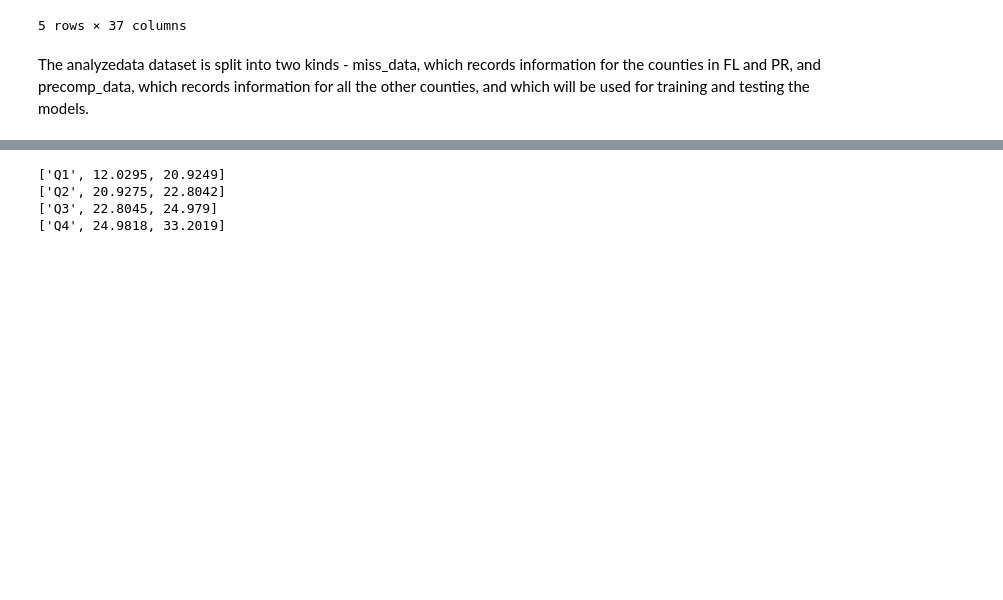
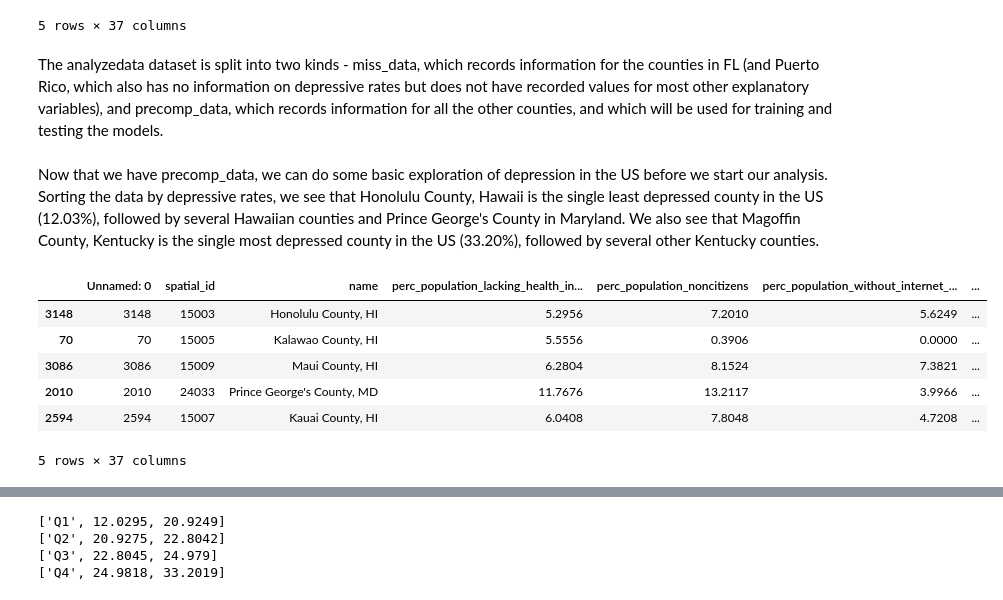
Before and after one commit to willdemelo/Predicting_Depression_in_Florida, a Jupyter notebook: Predicting_FL_Depression.ipynb, the cells around one changed output, grey strips where cells are left out. Cells and saved outputs as stored; diff of their text form; code cells hidden in the pictures; blank space fills up the shorter version.

```diff
--- a/Predicting_Depression_in_Florida_09.24.2024.ipynb
+++ b/Predicting_FL_Depression.ipynb
@@ -63,8 +72,20 @@ analyzedata.head()
 | 4 | 4 | 51580 | Covington city, VA | 8.4537 | 0.0351 | 3.2832 | ... |
 5 rows × 37 columns
 # %% [markdown]
-The analyzedata dataset is split into two kinds - miss_data, which records information for the counties in FL and PR, and precomp_data, which records information for all the other counties, and which will be used for training and testing the models.
+The analyzedata dataset is split into two kinds - miss_data, which records information for the counties in FL (and Puerto Rico, which also has no information on depressive rates but does not have recorded values for most other explanatory variables), and precomp_data, which records information for all the other counties, and which will be used for training and testing the models.
 # %%
 miss_data = analyzedata[analyzedata['perc_population_with_depression'] == 0]
 # %%
 precomp_data = analyzedata[analyzedata['perc_population_with_depression'] != 0]
+# %% [markdown]
+Now that we have precomp_data, we can do some basic exploration of depression in the US before we start our analysis. Sorting the data by depressive rates, we see that Honolulu County, Hawaii is the single least depressed county in the US (12.03%), followed by several Hawaiian counties and Prince George's County in Maryland. We also see that Magoffin County, Kentucky is the single most depressed county in the US (33.20%), followed by several other Kentucky counties.
+# %%
+(precomp_data.sort_values(by='perc_population_with_depression', ascending = True)).head()
+# %% [output]
+|  | Unnamed: 0 | spatial_id | name | perc_population_lacking_health_in... | perc_population_noncitizens | perc_population_without_internet_... | ... |
+| 3148 | 3148 | 15003 | Honolulu County, HI | 5.2956 | 7.2010 | 5.6249 | ... |
+| 70 | 70 | 15005 | Kalawao County, HI | 5.5556 | 0.3906 | 0.0000 | ... |
+| 3086 | 3086 | 15009 | Maui County, HI | 6.2804 | 8.1524 | 7.3821 | ... |
+| 2010 | 2010 | 24033 | Prince George's County, MD | 11.7676 | 13.2117 | 3.9966 | ... |
+| 2594 | 2594 | 15007 | Kauai County, HI | 6.0408 | 7.8048 | 4.7208 | ... |
+5 rows × 37 columns
```
Also changed, not shown: parts of 11 cells of this notebook, 1 other file.
